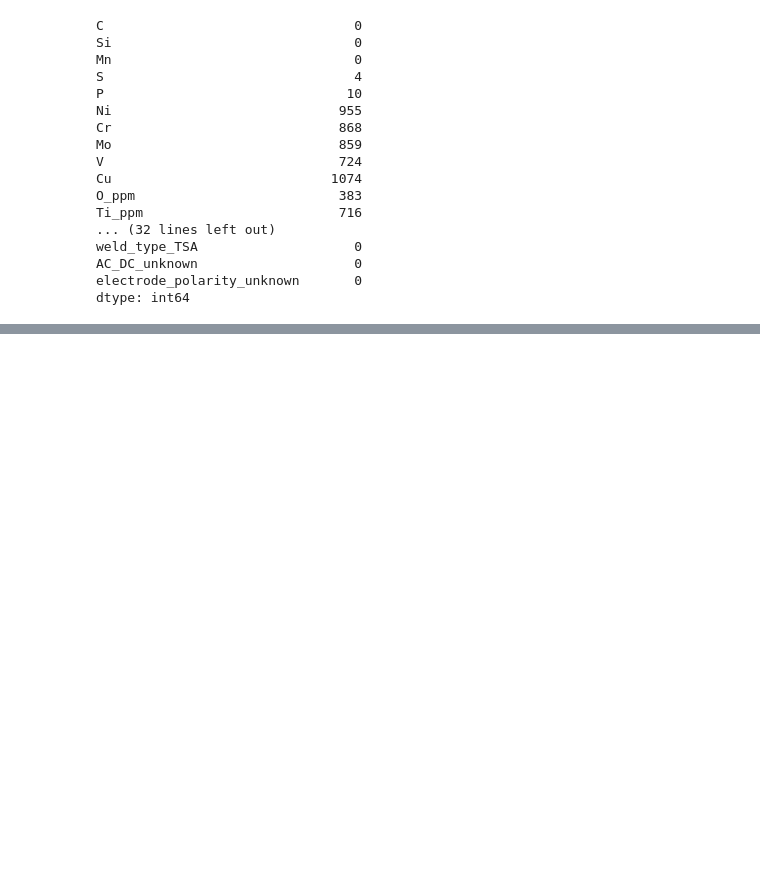
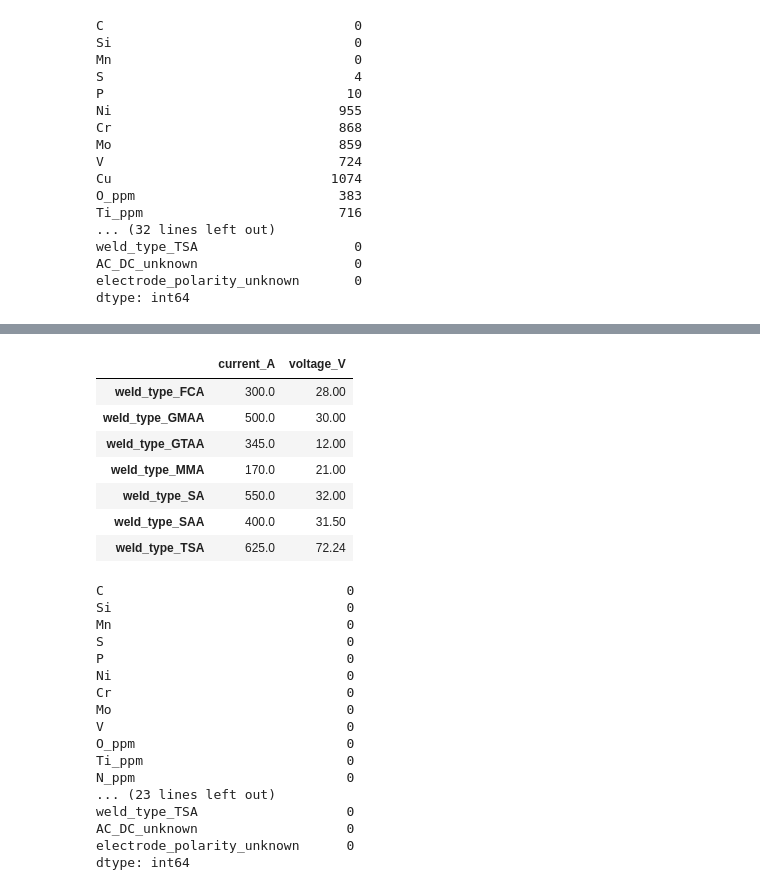
Before and after one commit to K3YB04RD-w4rri0r/ml-soldering-prediction, a Jupyter notebook: preprocessing/1_missingness_handling.ipynb, the cells around one changed output, grey strips where cells are left out. Saved outputs shown, nothing was run; the diff lists cells and outputs as text; code cells hidden in the pictures; blank space fills up the shorter version.

```diff
--- a/preprocessing.ipynb
+++ b/preprocessing/1_missingness_handling.ipynb
@@ -405,0 +431,42 @@ dtype: int64
+# %%
+tot = df["N_ppm"].str.extract(r"^(\d+)tot")[0]
+df["N_ppm"] = tot.fillna(df["N_ppm"]).astype(float)
+
+for col in ["S", "P", "O_ppm", "N_ppm", "Al_ppm"]:
+    df[col] = df[col].fillna(df[col].median())
+
+for col in ["Ni", "Cr", "Mo", "V", "Nb_ppm", "Ti_ppm"]:
+    df[col] = df[col].fillna(0)
+
+weld_type = df.filter(like="weld_type_").idxmax(axis=1)
+display(df.groupby(weld_type)[["current_A", "voltage_V"]].median())
+for col in ["current_A", "voltage_V"]:
+    df[col] = df[col].fillna(df.groupby(weld_type)[col].transform("median"))
+
+df.isna().sum()
+# %% [output]
+|  | current_A | voltage_V |
+| weld_type_FCA | 300.0 | 28.00 |
+| weld_type_GMAA | 500.0 | 30.00 |
+| weld_type_GTAA | 345.0 | 12.00 |
+| weld_type_MMA | 170.0 | 21.00 |
+| weld_type_SA | 550.0 | 32.00 |
+| weld_type_SAA | 400.0 | 31.50 |
+| weld_type_TSA | 625.0 | 72.24 |
+C                               0
+Si                              0
+Mn                              0
+S                               0
+P                               0
+Ni                              0
+Cr                              0
+Mo                              0
+V                               0
+O_ppm                           0
+Ti_ppm                          0
+N_ppm                           0
+... (23 lines left out)
+weld_type_TSA                   0
+AC_DC_unknown                   0
+electrode_polarity_unknown      0
+dtype: int64
```
Also changed, not shown: parts of 9 cells of this notebook, 2 other files.
